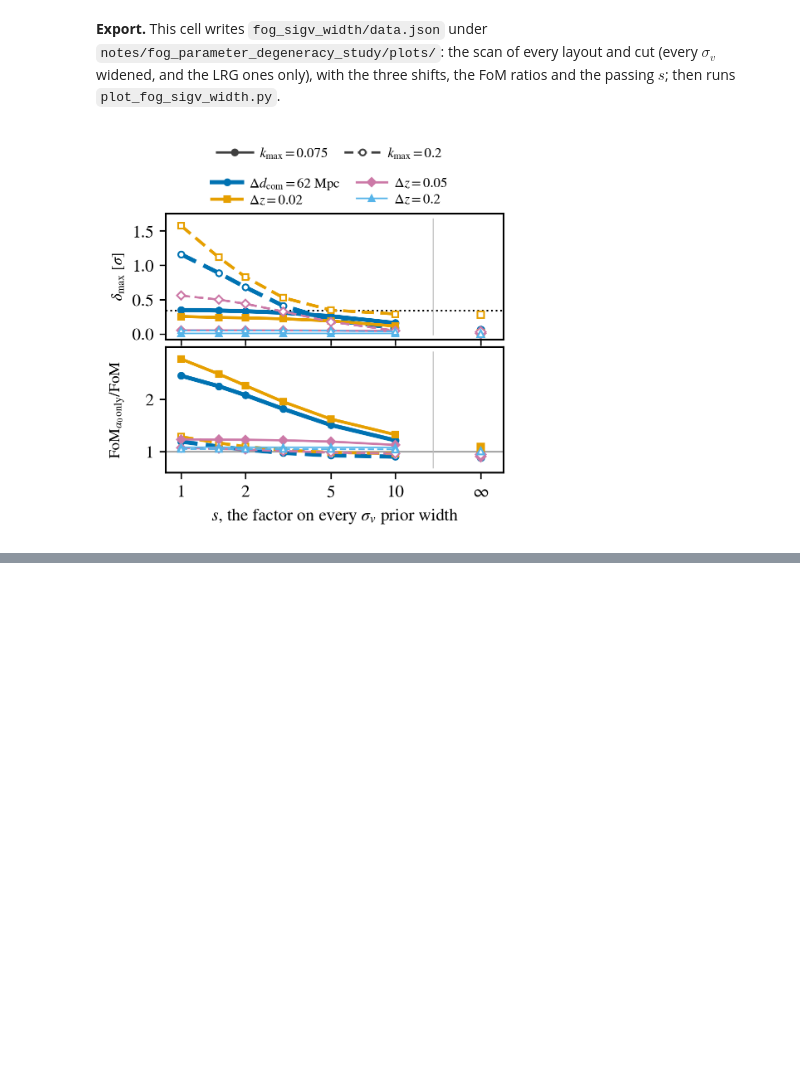
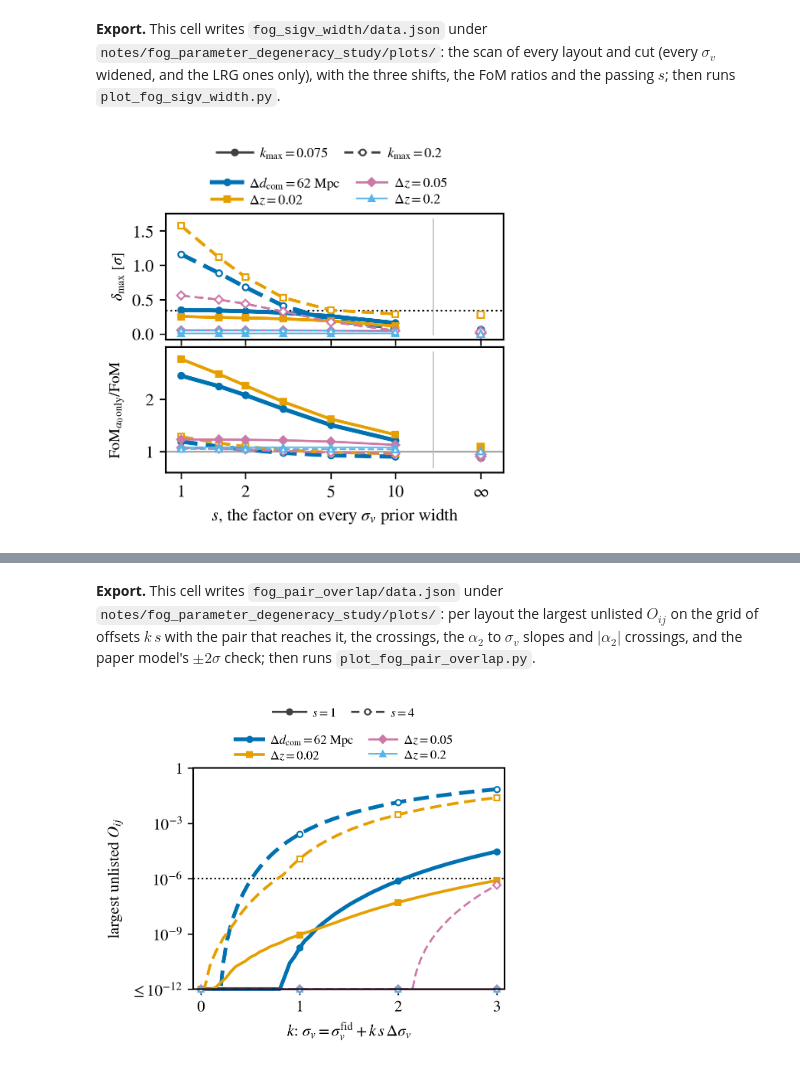
Before and after one commit to SBU-COSMOLIKE/lssty1xdesi, a Jupyter notebook: EXAMPLE_EVALUATE_FISHER_MODEL_B.ipynb, the cells around one changed output, grey strips where cells are left out. Drawn from its saved outputs; the diff is of its cells as text; code cells hidden in the pictures; blank space fills up the shorter version.

```diff
--- a/EXAMPLE_EVALUATE_FISHER_MODEL_B.ipynb
+++ b/EXAMPLE_EVALUATE_FISHER_MODEL_B.ipynb
@@ -4258,0 +4643,59 @@ display(Image(filename=f'{folder}/fog_sigv_width.png', width=420))
+# %% [markdown]
+**Export.** This cell writes `fog_pair_overlap/data.json` under
+`notes/fog_parameter_degeneracy_study/plots/`: per layout the largest
+unlisted $O_{ij}$ on the grid of offsets $k\,s$ with the pair that reaches
+it, the crossings, the $\alpha_2$ to $\sigma_v$ slopes and $|\alpha_2|$
+crossings, and the paper model's $\pm 2\sigma$ check; then runs
+`plot_fog_pair_overlap.py`.
+# %%
+def fog_json_pair(lay, pair):
+    return None if pair is None else {'bins': list(pair), 'name': fog_pair_name(lay, pair),
+                                      'groups': [lay['groups'][pair[0]], lay['groups'][pair[1]]]}
+
+
+fog_pairs = {
+    'about': ('The FoG pair rule at the edges of the sigma_v prior. O_ij = int n_i n_j dz / sqrt(int '
+              'n_i^2 dz int n_j^2 dz) of two bins\' Fingers-of-God-blurred n(z) (a Gaussian of '
+              'sigma_z = (1 + zbar_i) sigma_v/c truncated at 4 sigma_z, scripts/make_desi_pairs.py); '
+              'the paper pair list holds every pair with O_ij >= 1e-6 at the fiducial sigma_v. '
+              'max_unlisted: the largest O_ij over the pairs outside the layout\'s pair list, with '
+              'every sigma_v group at fiducial + t prior widths, t = k s (k: the offset in prior '
+              'widths; s: the width factor of the prior-width scan), on the grid t; pair_at_t: the '
+              'pair that reaches it (bins numbered from 0). crossing_t: the t at which max_unlisted '
+              'first reaches each level (log-interpolated; null: not within the grid). '
+              'alpha2_to_sigma_v: per cut, each group\'s sigma_v shift per unit alpha_2 of the '
+              'alpha_0-only fit (model A + tilts, pessimistic prior; sigma_v on its prior or flat; '
+              'linear response) and the |alpha_2| of each sign at which an unlisted pair reaches '
+              'O = 1e-6. paper_sigma_v_range: the largest unlisted O_ij at the +2 sigma edge of the '
+              'prior and at +2 posterior widths of model B + tilts. Written by '
+              'EXAMPLE_EVALUATE_FISHER_MODEL_B.ipynb (section 11, item 6).'),
+    'overlap_min': 1.0e-6,
+    'levels': OVERLAP_THRESHOLDS,
+    't': [float(t) for t in OVERLAP_T],
+    'k_values': OVERLAP_K, 's_values': OVERLAP_S,
+    'sigma_v_fiducial_km_s': desi_params.MODELS['params_desi.yaml']['sigv_values'],
+    'sigma_v_prior_width_km_s': desi_params.SIGV_PRIOR_SIGMA,
+    'layouts': [],
+}
+for key in LAYOUTS:
+    o = OVERLAP[key]
+    lay = o['layout']
+    fog_pairs['layouts'].append({
+        'name': key, 'label': LAYOUT_LABELS[key], 'color': LAYOUT_COLORS[key],
+        'n_listed_pairs': len(lay['listed']),
+        'max_unlisted': [float(v) for v in o['max_unlisted']],
+        'pair_at_t': [fog_json_pair(lay, p) for p in o['pair_at_t']],
+        'crossing_t': {f'{level:.0e}': t_c for level, t_c in o['crossing_t'].items()},
+        'alpha2_to_sigma_v': ALPHA2_SIGV[key],
+        'paper_sigma_v_range': PAPER_SIGV_RANGE[key]})
+
+folder = FOG_PLOTS + 'fog_pair_overlap'
+script = folder + '/plot_fog_pair_overlap.py'
+if not os.path.exists(script):
+    raise RuntimeError(f'{script} is missing: the folder needs its plot script')
+with open(folder + '/data.json', 'w') as f:
+    json.dump(fog_pairs, f, indent=1)
+subprocess.run([sys.executable, '-I', '-W', 'error::RuntimeWarning', script], check=True)
+display(Image(filename=f'{folder}/fog_pair_overlap.png', width=420))
+# %% [output]
+[figure, added]
```
Also changed, not shown: parts of 13 cells of this notebook, 18 other files.
